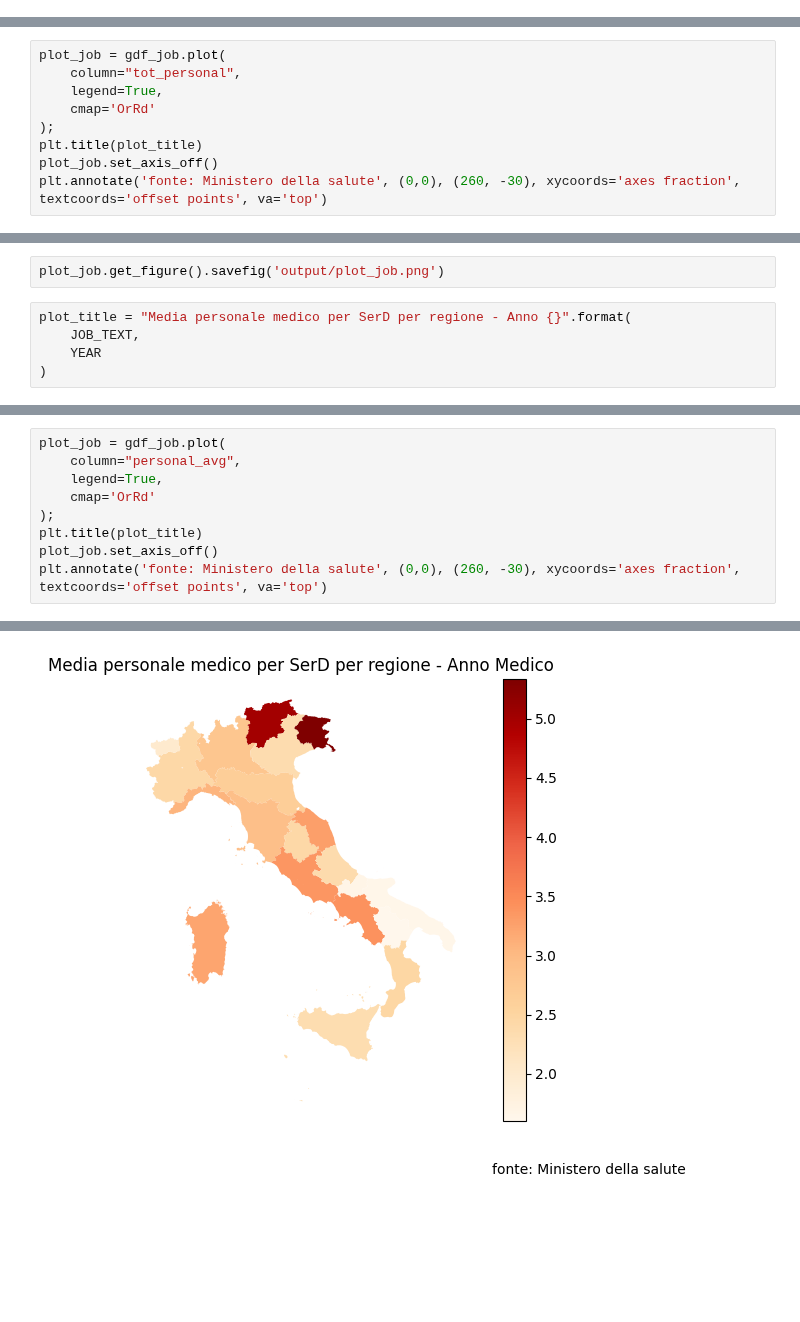
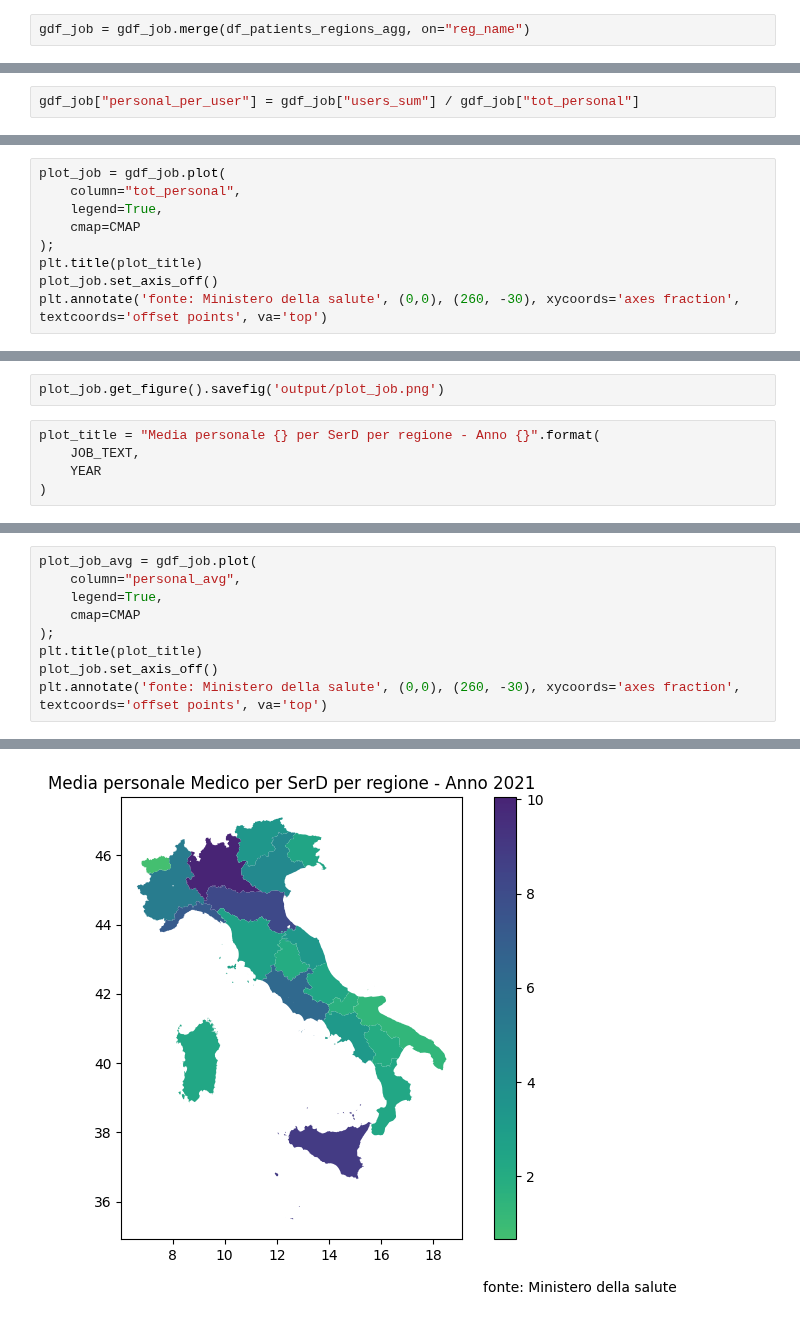
Before and after one commit to armandoschianodicola/italy-stats, a Jupyter notebook: 5/main.ipynb, the cells around one changed output, grey strips where cells are left out. Saved outputs shown, nothing was run; the diff lists cells and outputs as text; blank space fills up the shorter version.

```diff
--- a/5/main.ipynb
+++ b/5/main.ipynb
@@ -191,5 +204,9 @@ gdf_job = gdf_job.merge(df_serd_count, on="reg_name")
+# %%
+gdf_job = gdf_job.merge(df_patients_regions_agg, on="reg_name")
 # %%
 gdf_job["personal_avg"] = gdf_job["tot_personal"] / gdf_job["serd_count"]
+# %%
+gdf_job["personal_per_user"] = gdf_job["users_sum"] / gdf_job["tot_personal"]
 # %%
 gdf_job
 # %% [output]
@@ -242,7 +261,7 @@ plot_title = "Totale personale medico per SerD per regione - Anno {}".format(
 plot_job = gdf_job.plot(
     column="tot_personal",
     legend=True,
-    cmap='OrRd'
+    cmap=CMAP
 );
 plt.title(plot_title)
 plot_job.set_axis_off()
@@ -253,7 +272,7 @@ Text(260, -30, 'fonte: Ministero della salute')
 # %%
 plot_job.get_figure().savefig('output/plot_job.png')
 # %%
-plot_title = "Media personale medico per SerD per regione - Anno {}".format(
+plot_title = "Media personale {} per SerD per regione - Anno {}".format(
     JOB_TEXT,
     YEAR
 )
@@ -278,12 +299,12 @@ Text(260, -30, 'fonte: Ministero della salute')
 # %%
-plot_job = gdf_job.plot(
+plot_job_avg = gdf_job.plot(
     column="personal_avg",
     legend=True,
-    cmap='OrRd'
+    cmap=CMAP
 );
 plt.title(plot_title)
 plot_job.set_axis_off()
 plt.annotate('fonte: Ministero della salute', (0,0), (260, -30), xycoords='axes fraction', textcoords='offset points', va='top')
 # %% [output]
 Text(260, -30, 'fonte: Ministero della salute')
-[figure, old version]
+[figure, new version]
```
Also changed, not shown: parts of 22 cells of this notebook, 9 other files.
